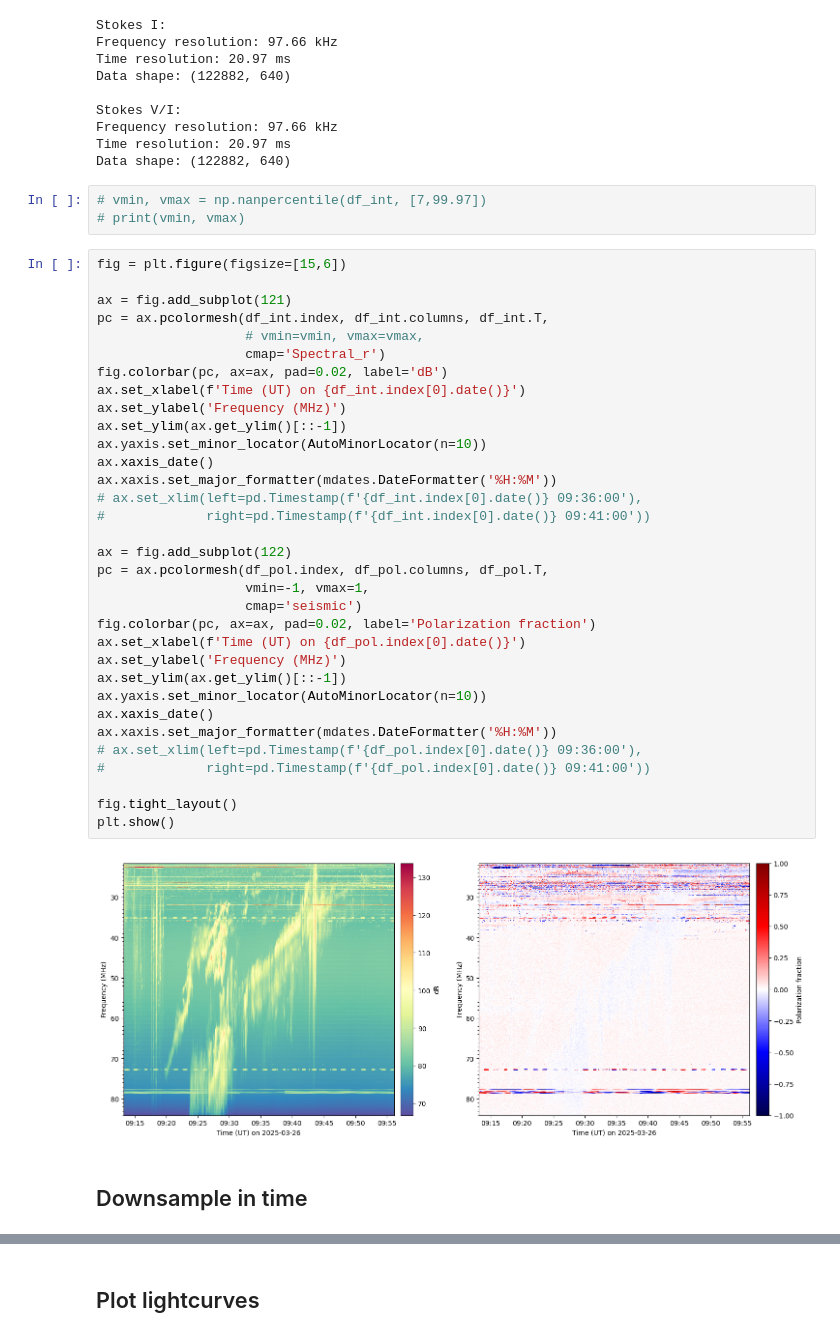
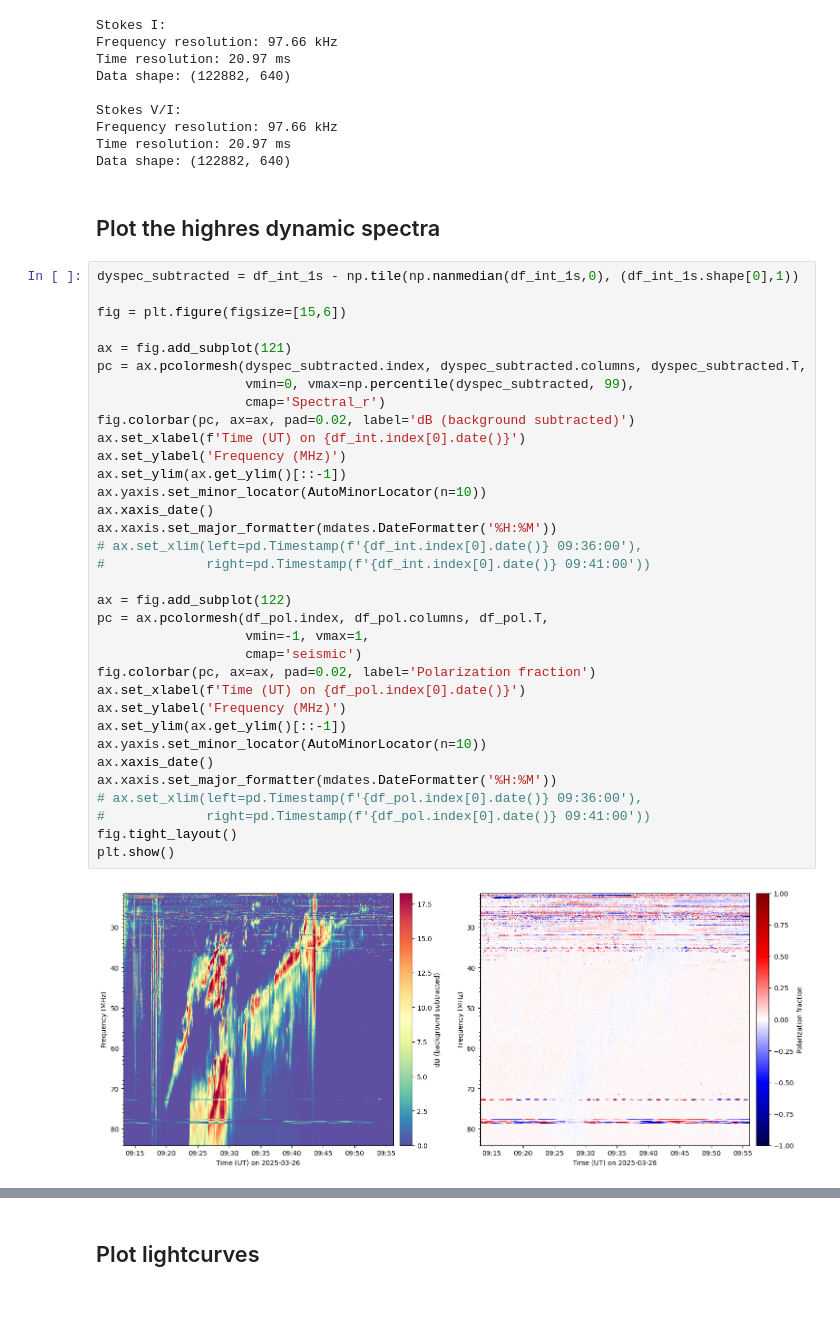
Before and after one commit to MohamedNedal/nenufar_work, a Jupyter notebook: plot_nenufar_stokes.ipynb, the cells around one changed output, grey strips where cells are left out. Cells and saved outputs as stored; diff of their text form; blank space fills up the shorter version.

```diff
--- a/plot_nenufar_stokes.ipynb
+++ b/plot_nenufar_stokes.ipynb
@@ -101,43 +101,41 @@ Stokes V/I:
 Frequency resolution: 97.66 kHz
 Time resolution: 20.97 ms
 Data shape: (122882, 640)
-# %%
-# vmin, vmax = np.nanpercentile(df_int, [7,99.97])
-# print(vmin, vmax)
+# %% [markdown]
+## Plot the highres dynamic spectra
 # %%
+dyspec_subtracted = df_int_1s - np.tile(np.nanmedian(df_int_1s,0), (df_int_1s.shape[0],1))
+
 fig = plt.figure(figsize=[15,6])
 
 ax = fig.add_subplot(121)
-pc = ax.pcolormesh(df_int.index, df_int.columns, df_int.T,
-                   # vmin=vmin, vmax=vmax,
+pc = ax.pcolormesh(dyspec_subtracted.index, dyspec_subtracted.columns, dyspec_subtracted.T,
+                   vmin=0, vmax=np.percentile(dyspec_subtracted, 99),
                    cmap='Spectral_r')
-fig.colorbar(pc, ax=ax, pad=0.02, label='dB')
+fig.colorbar(pc, ax=ax, pad=0.02, label='dB (background subtracted)')
 ax.set_xlabel(f'Time (UT) on {df_int.index[0].date()}')
 ax.set_ylabel('Frequency (MHz)')
 ax.set_ylim(ax.get_ylim()[::-1])
 ax.yaxis.set_minor_locator(AutoMinorLocator(n=10))
 ax.xaxis_date()
 ax.xaxis.set_major_formatter(mdates.DateFormatter('%H:%M'))
 # ax.set_xlim(left=pd.Timestamp(f'{df_int.index[0].date()} 09:36:00'),
 #             right=pd.Timestamp(f'{df_int.index[0].date()} 09:41:00'))
 
 ax = fig.add_subplot(122)
 pc = ax.pcolormesh(df_pol.index, df_pol.columns, df_pol.T,
                    vmin=-1, vmax=1,
                    cmap='seismic')
 fig.colorbar(pc, ax=ax, pad=0.02, label='Polarization fraction')
 ax.set_xlabel(f'Time (UT) on {df_pol.index[0].date()}')
 ax.set_ylabel('Frequency (MHz)')
 ax.set_ylim(ax.get_ylim()[::-1])
 ax.yaxis.set_minor_locator(AutoMinorLocator(n=10))
 ax.xaxis_date()
 ax.xaxis.set_major_formatter(mdates.DateFormatter('%H:%M'))
 # ax.set_xlim(left=pd.Timestamp(f'{df_pol.index[0].date()} 09:36:00'),
 #             right=pd.Timestamp(f'{df_pol.index[0].date()} 09:41:00'))
-
 fig.tight_layout()
 plt.show()
 # %% [output]
-[figure, old version]
+[figure, new version]
-# %% [markdown]
-## Downsample in time
```
Also changed, not shown: parts of 10 cells of this notebook, 1 other file.
